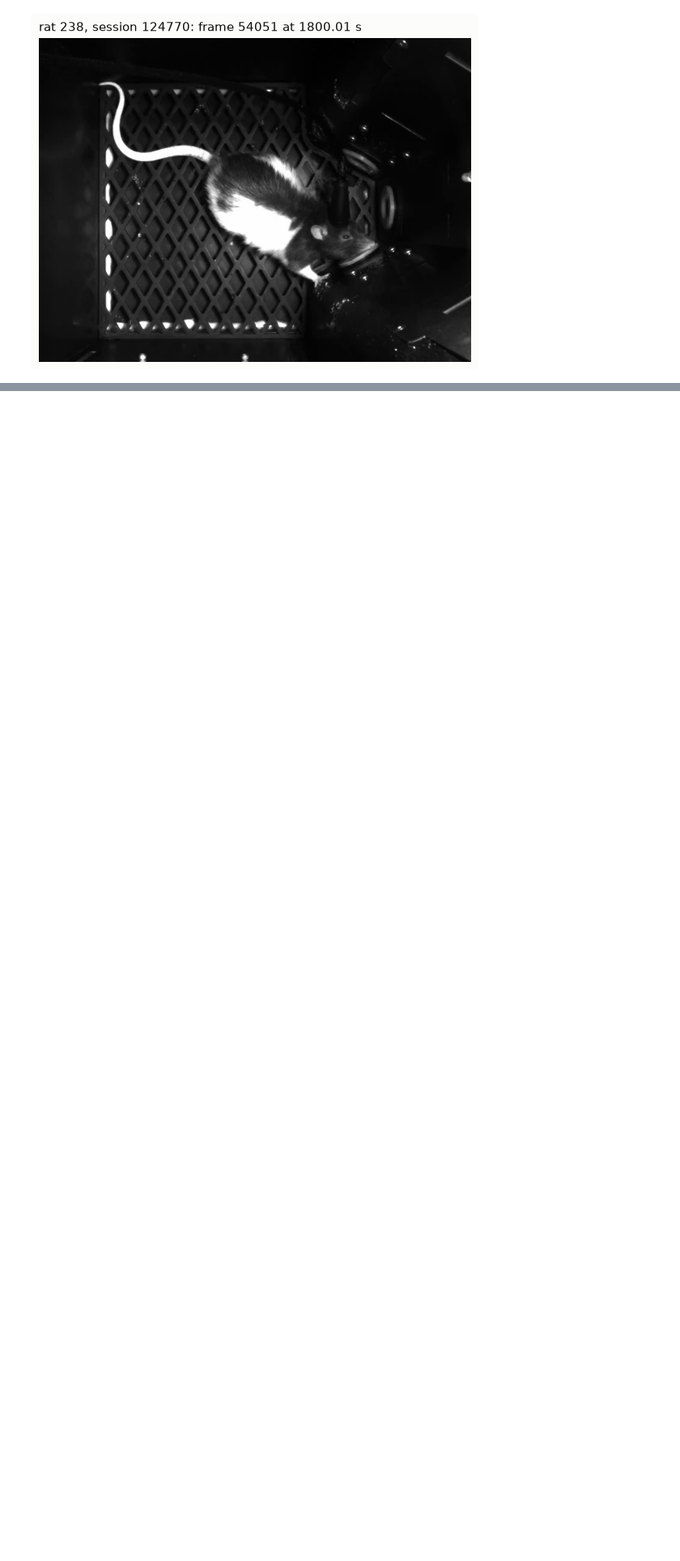
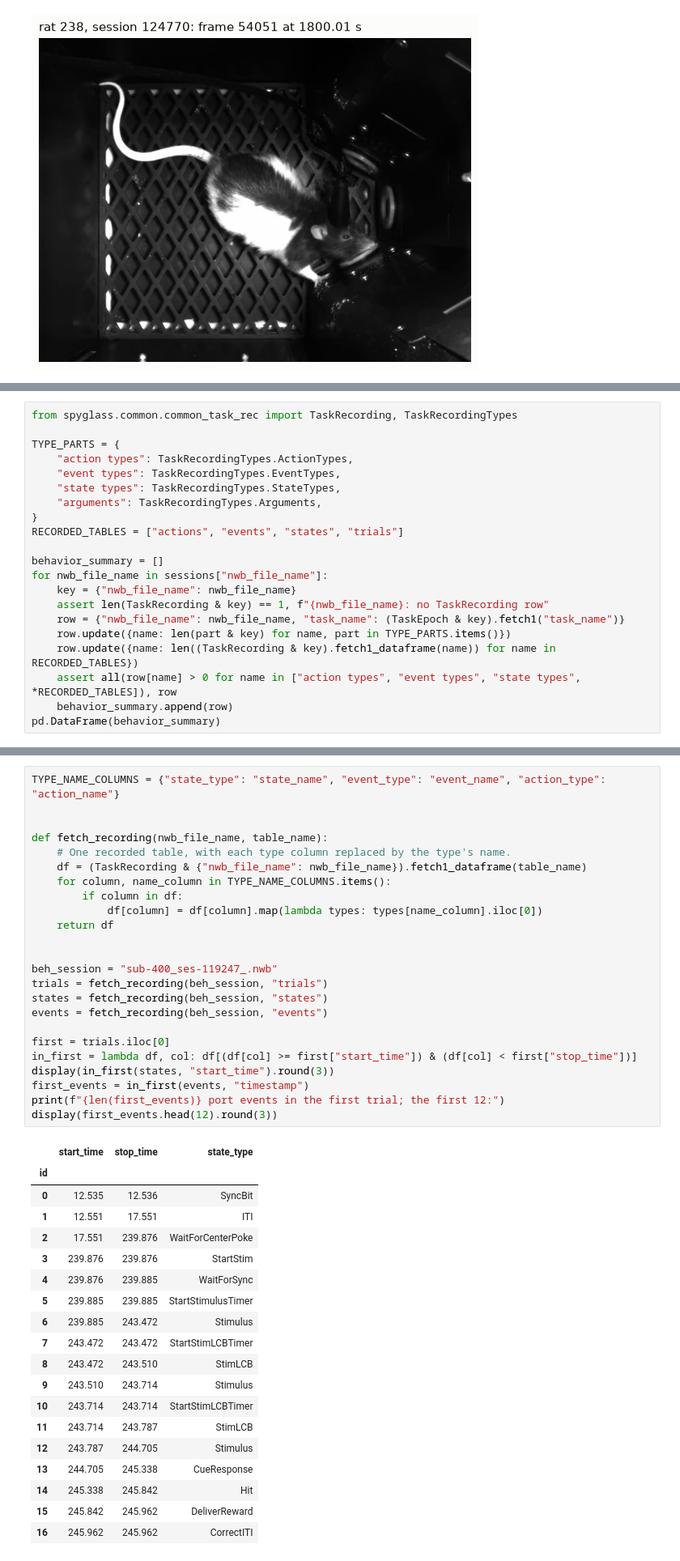
Before and after one commit to catalystneuro/hanks-lab-to-nwb, a Jupyter notebook: spyglass/tutorials/spyglass_fiber_photometry_tutorial.ipynb, the cells around one changed output, grey strips where cells are left out. Shown at 81% size. Drawn from its saved outputs; the diff is of its cells as text; blank space fills up the shorter version.

Commit message:
Update spyglass tutorial

```diff
--- a/spyglass/tutorials/spyglass_fiber_photometry_tutorial.ipynb
+++ b/spyglass/tutorials/spyglass_fiber_photometry_tutorial.ipynb
@@ -777,0 +788,21 @@ plt.show()
+# %%
+from spyglass.common.common_task_rec import TaskRecording, TaskRecordingTypes
+
+TYPE_PARTS = {
+    "action types": TaskRecordingTypes.ActionTypes,
+    "event types": TaskRecordingTypes.EventTypes,
+    "state types": TaskRecordingTypes.StateTypes,
+    "arguments": TaskRecordingTypes.Arguments,
+}
+RECORDED_TABLES = ["actions", "events", "states", "trials"]
+
+behavior_summary = []
+for nwb_file_name in sessions["nwb_file_name"]:
+    key = {"nwb_file_name": nwb_file_name}
+    assert len(TaskRecording & key) == 1, f"{nwb_file_name}: no TaskRecording row"
+    row = {"nwb_file_name": nwb_file_name, "task_name": (TaskEpoch & key).fetch1("task_name")}
+    row.update({name: len(part & key) for name, part in TYPE_PARTS.items()})
+    row.update({name: len((TaskRecording & key).fetch1_dataframe(name)) for name in RECORDED_TABLES})
+    assert all(row[name] > 0 for name in ["action types", "event types", "state types", *RECORDED_TABLES]), row
+    behavior_summary.append(row)
+pd.DataFrame(behavior_summary)
@@ -777,0 +843,44 @@ plt.show()
+# %%
+TYPE_NAME_COLUMNS = {"state_type": "state_name", "event_type": "event_name", "action_type": "action_name"}
+
+
+def fetch_recording(nwb_file_name, table_name):
+    # One recorded table, with each type column replaced by the type's name.
+    df = (TaskRecording & {"nwb_file_name": nwb_file_name}).fetch1_dataframe(table_name)
+    for column, name_column in TYPE_NAME_COLUMNS.items():
+        if column in df:
+            df[column] = df[column].map(lambda types: types[name_column].iloc[0])
+    return df
+
+
+beh_session = "sub-400_ses-119247_.nwb"
+trials = fetch_recording(beh_session, "trials")
+states = fetch_recording(beh_session, "states")
+events = fetch_recording(beh_session, "events")
+
+first = trials.iloc[0]
+in_first = lambda df, col: df[(df[col] >= first["start_time"]) & (df[col] < first["stop_time"])]
+display(in_first(states, "start_time").round(3))
+first_events = in_first(events, "timestamp")
+print(f"{len(first_events)} port events in the first trial; the first 12:")
+display(first_events.head(12).round(3))
+# %% [output]
+|  | start_time | stop_time | state_type |
+| id |  |  |  |
+| 0 | 12.535 | 12.536 | SyncBit |
+| 1 | 12.551 | 17.551 | ITI |
+| 2 | 17.551 | 239.876 | WaitForCenterPoke |
+| 3 | 239.876 | 239.876 | StartStim |
+| 4 | 239.876 | 239.885 | WaitForSync |
+| 5 | 239.885 | 239.885 | StartStimulusTimer |
+| 6 | 239.885 | 243.472 | Stimulus |
+| 7 | 243.472 | 243.472 | StartStimLCBTimer |
+| 8 | 243.472 | 243.510 | StimLCB |
+| 9 | 243.510 | 243.714 | Stimulus |
+| 10 | 243.714 | 243.714 | StartStimLCBTimer |
+| 11 | 243.714 | 243.787 | StimLCB |
+| 12 | 243.787 | 244.705 | Stimulus |
+| 13 | 244.705 | 245.338 | CueResponse |
+| 14 | 245.338 | 245.842 | Hit |
+| 15 | 245.842 | 245.962 | DeliverReward |
+| 16 | 245.962 | 245.962 | CorrectITI |
```
Also changed, not shown: parts of 11 cells of this notebook.
